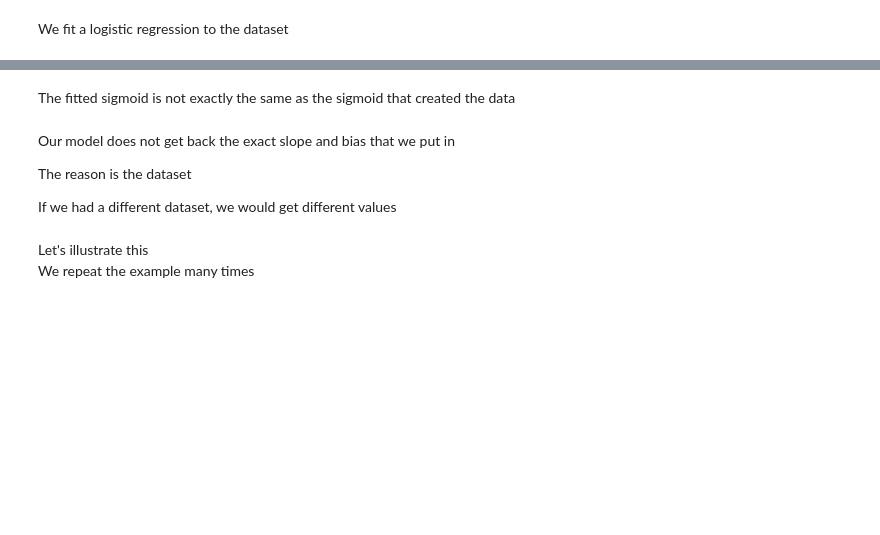
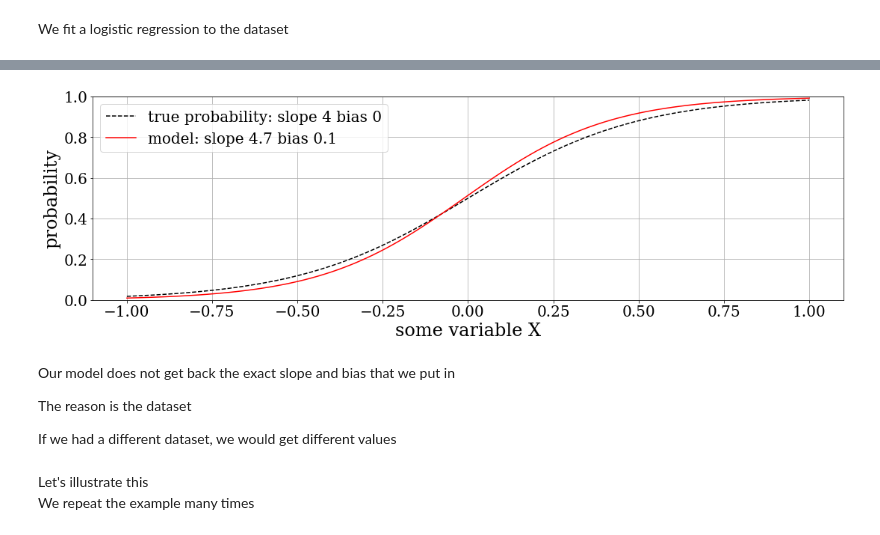
Before and after one commit to faab5/errortools, a Jupyter notebook: notebooks/PyData presentation 11-05-2019.ipynb, the cells around one changed output, grey strips where cells are left out. Saved outputs shown, nothing was run; the diff lists cells and outputs as text; code cells hidden in the pictures; blank space fills up the shorter version.

```diff
--- a/notebooks/PyData presentation 11-05-2019.ipynb
+++ b/notebooks/PyData presentation 11-05-2019.ipynb
@@ -93,22 +126,22 @@ print(model.parameters)
 # %%
 H, e = np.histogram(X, bins=10, range=(-1,1))
 h, e = np.histogram(X[y==1], bins=10, range=(-1,1))
 r = h/(H+1e-12)
 
-fig, ax = plt.subplots(1, 1, figsize=(20, 5))
+fig, ax = plt.subplots(1, 1, figsize=(18, 5))
 x = np.linspace(-1, 1, 101)
 p = scipy.stats.logistic.cdf(slope * x + bias)
 f = model.predict(x)
 ax.plot(x, p, '--', color='black', alpha=1, label="true probability: slope {:.0f} bias {:.0f}".format(slope, bias))
 #ax.bar((e[:-1]+e[1:])/2., r, e[1]-e[0], color="orange", alpha=0.1)
 ax.plot(x, f, '-', color='red', alpha=1, label="model: slope {:.1f} bias {:.1f}".format(model.parameters[0], model.parameters[1]))
 ax.set_xlabel("some variable X")
 ax.set_ylabel("probability")
 ax.grid()
 ax.legend()
 ax.set_ylim((0,1));
+# %% [output]
+[figure, added]
-# %% [markdown]
-The fitted sigmoid is not exactly the same as the sigmoid that created the data
 # %% [markdown]
 Our model does not get back the exact slope and bias that we put in
 
```
Also changed, not shown: parts of 35 cells of this notebook, 1 other file.
